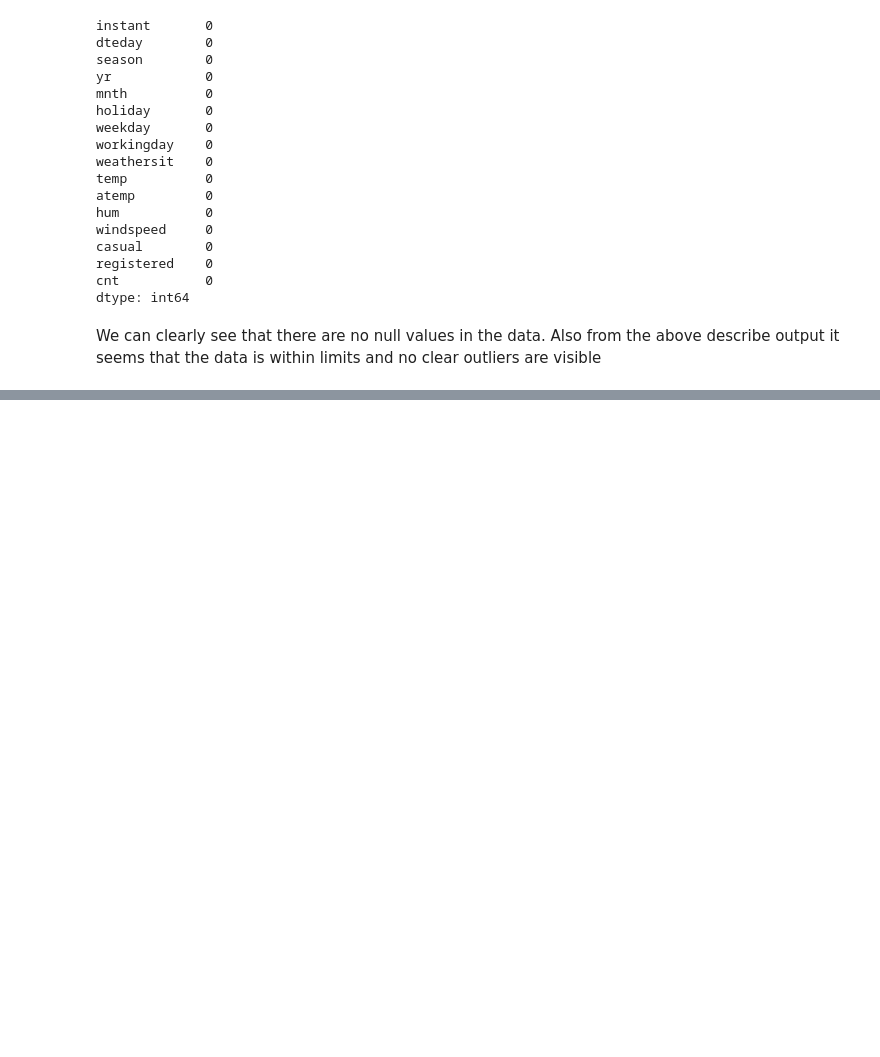
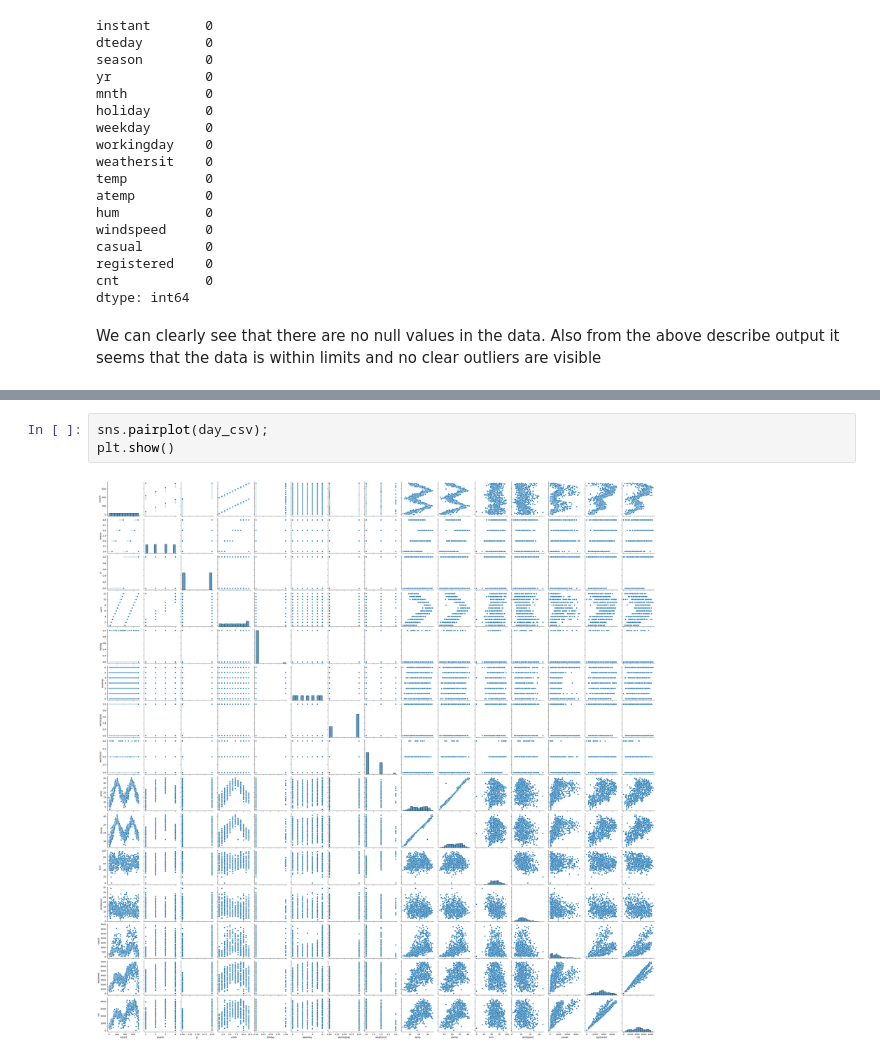
Before and after one commit to vivekbabu/Boombikes-Multi-Linear-Regression, a Jupyter notebook: Boombikes-Multi-Linear-Regression.ipynb, the cells around one changed output, grey strips where cells are left out. Cells and saved outputs as stored; diff of their text form; blank space fills up the shorter version.

```diff
--- a/Boombikes-Multi-Linear-Regression.ipynb
+++ b/Boombikes-Multi-Linear-Regression.ipynb
@@ -116,0 +130,5 @@ We can clearly see that there are no null values in the data. Also from the abov
+# %%
+sns.pairplot(day_csv);
+plt.show()
+# %% [output]
+[figure, added]
```
Also changed, not shown: parts of 13 cells of this notebook.
